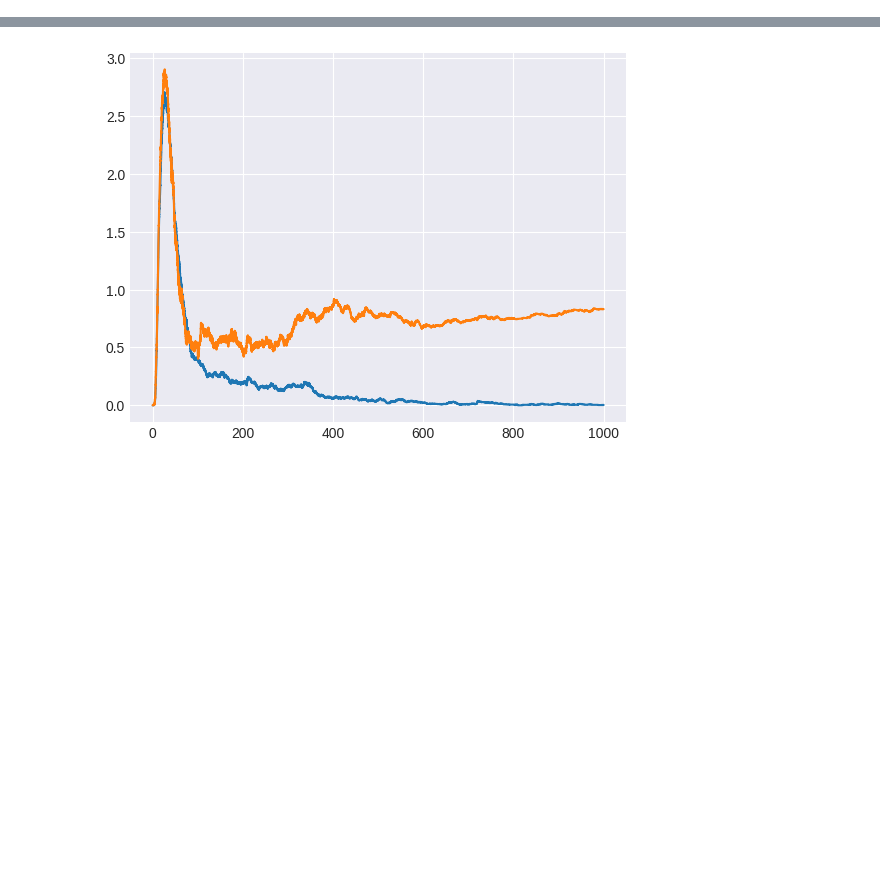
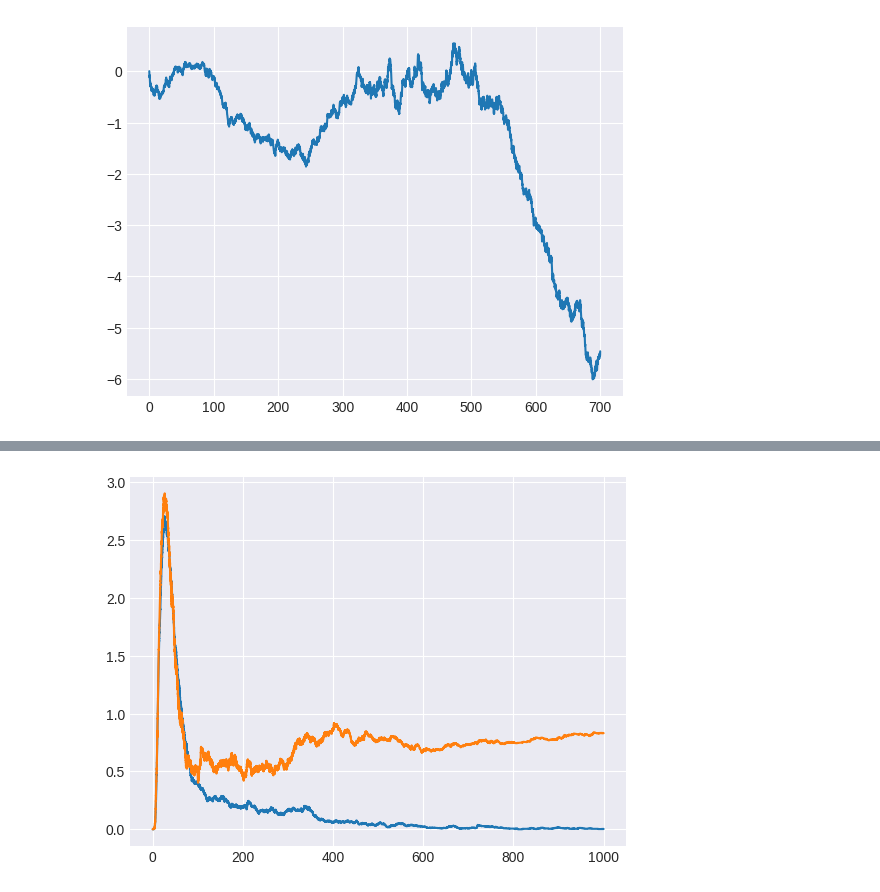
Before and after one commit to lukeoloughlin/GW-model, a Jupyter notebook: gw_martingale.ipynb, the cells around one changed output, grey strips where cells are left out. Drawn from its saved outputs; the diff is of its cells as text; code cells hidden in the pictures; blank space fills up the shorter version.

```diff
--- a/gw_martingale.ipynb
+++ b/gw_martingale.ipynb
@@ -119,0 +87,5 @@ plt.show()
+# %%
+plt.plot(sim.t, sim.LCC_open_martingale_normalised[:, 0])
+plt.show()
+# %% [output]
+[figure, added]
```
Also changed, not shown: parts of 19 cells of this notebook, 12 other files.
